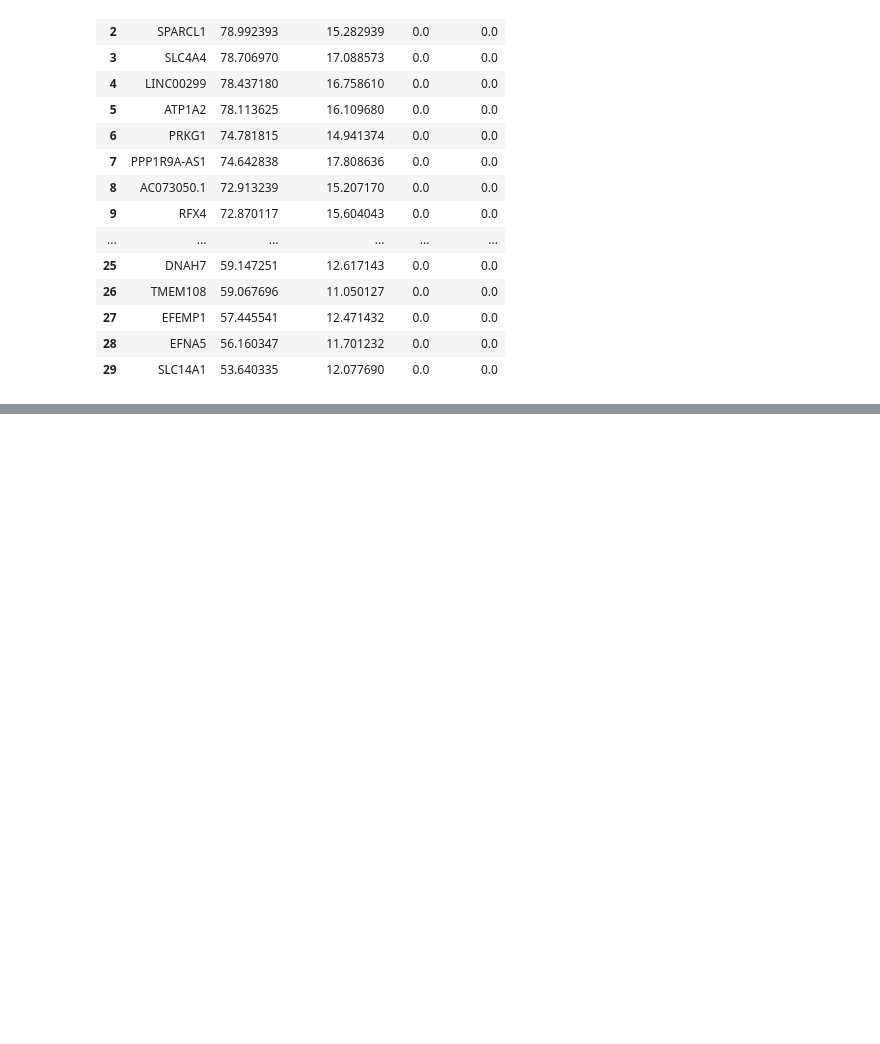
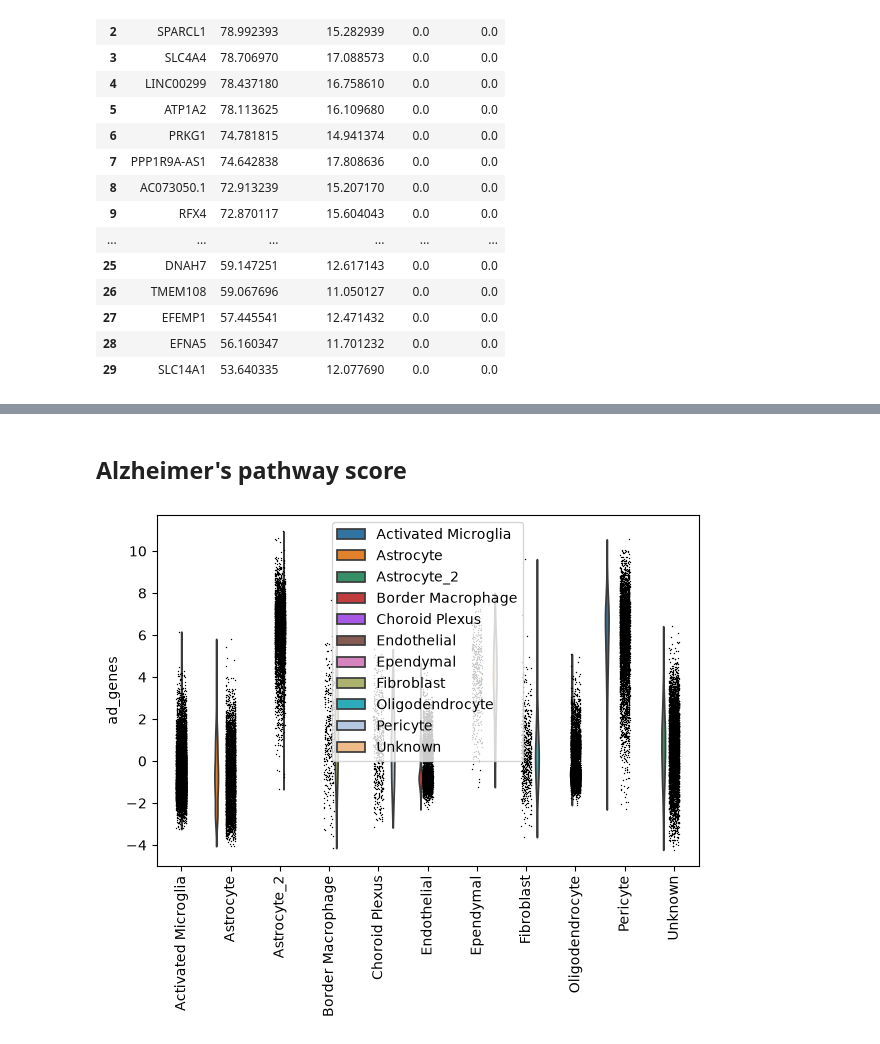
Before and after one commit to dtquocbao/neuro-ai-brain-cell-atlas, a Jupyter notebook: notebooks/02_neuroprotective_astrocytes.ipynb, the cells around one changed output, grey strips where cells are left out. Drawn from its saved outputs; the diff is of its cells as text; code cells hidden in the pictures; blank space fills up the shorter version.

```diff
--- a/notebooks/02_neuroprotective_astrocytes.ipynb
+++ b/notebooks/02_neuroprotective_astrocytes.ipynb
@@ -252,0 +253,2 @@ Together, these results support the hypothesis that Astrocyte_2 represents a mat
+# %% [markdown]
+## Alzheimer's pathway score
@@ -252,0 +275,9 @@ Together, these results support the hypothesis that Astrocyte_2 represents a mat
+# %%
+sc.pl.violin(
+    adata,
+    keys="ad_genes",
+    groupby="cell_type",
+    rotation=90
+)
+# %% [output]
+[figure, added]
```
Also changed, not shown: parts of 5 cells of this notebook, 1 other file.
